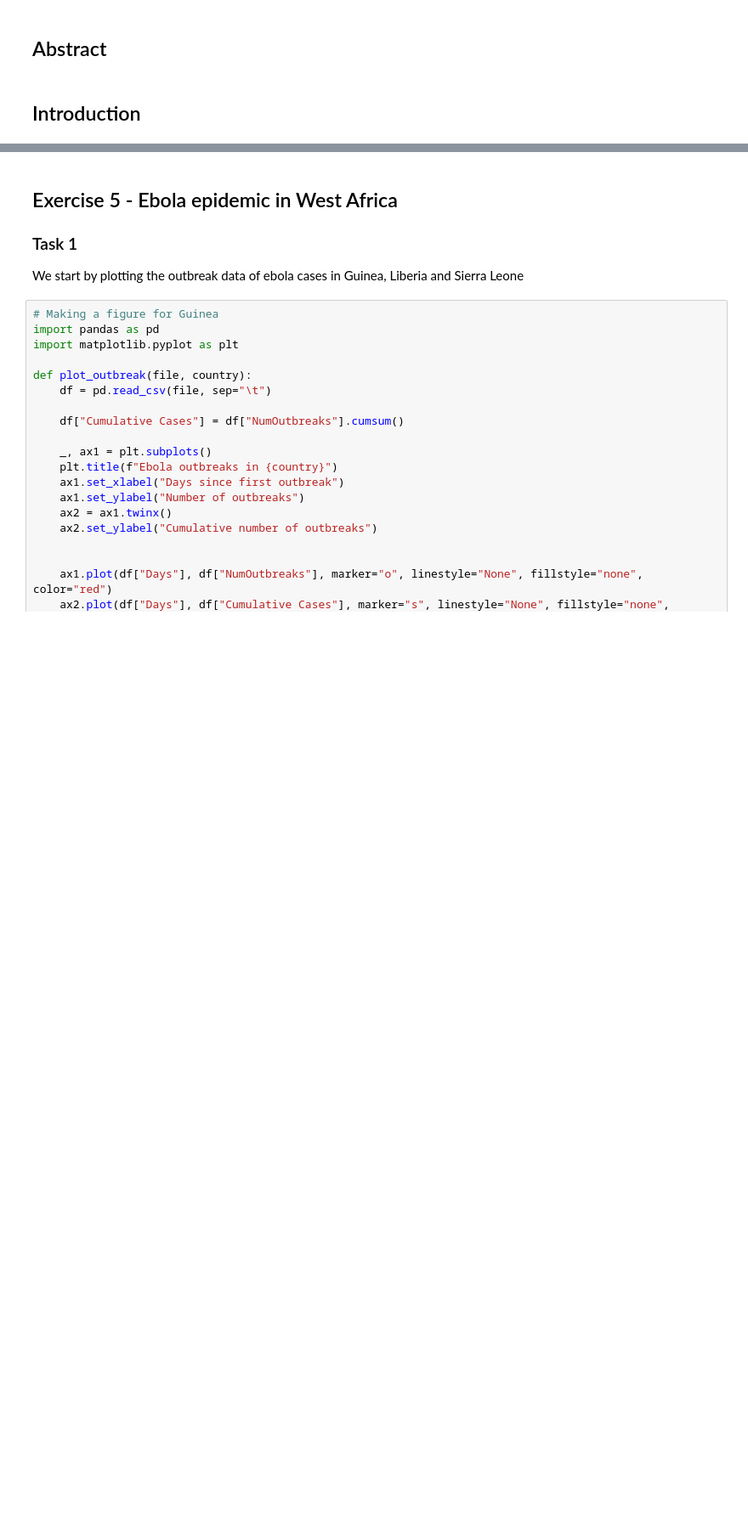
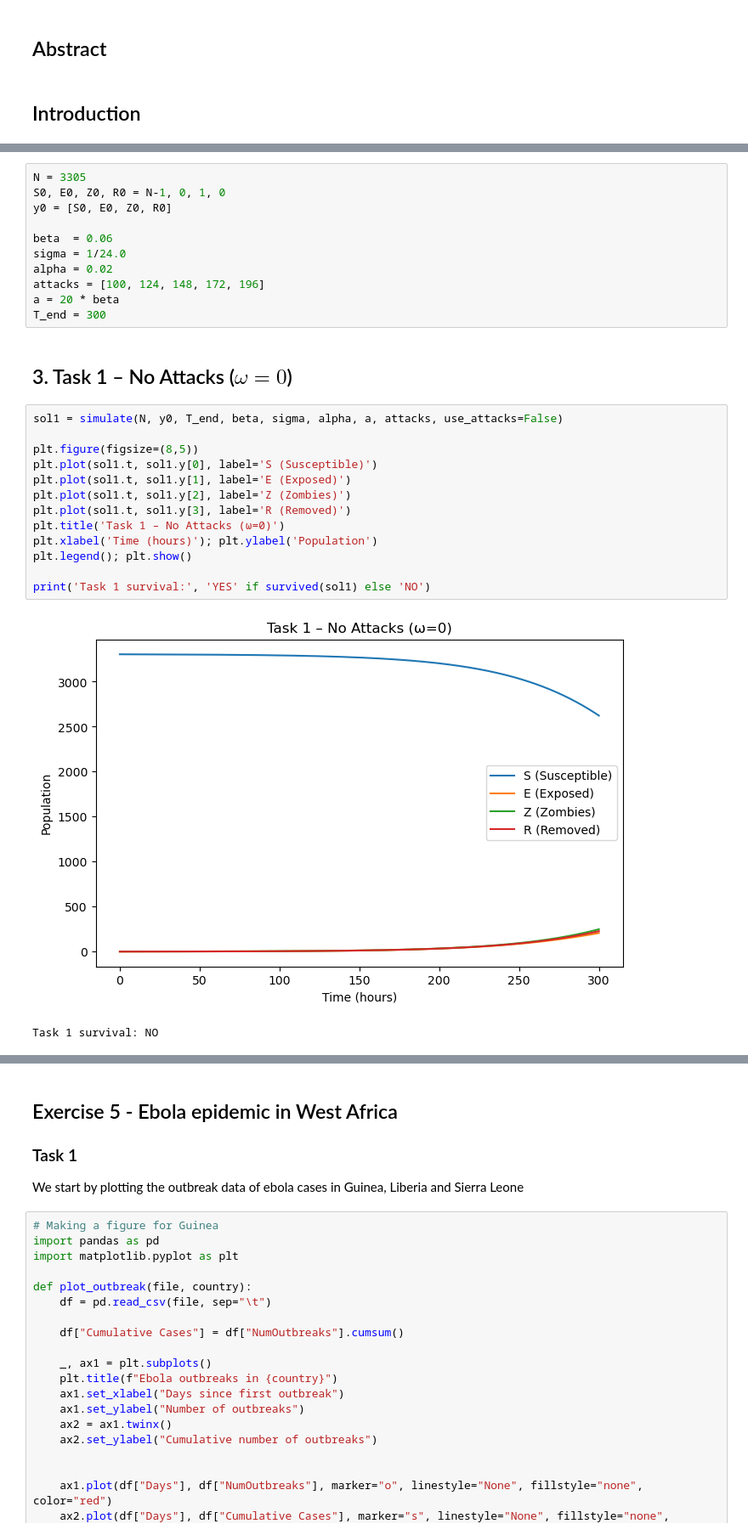
Before and after one commit to hoyes127/MOD300_Project_2, a Jupyter notebook: project2.ipynb, the cells around one changed output, grey strips where cells are left out. Shown at 85% size. Drawn from its saved outputs; the diff is of its cells as text; blank space fills up the shorter version.

```diff
--- a/project2.ipynb
+++ b/project2.ipynb
@@ -7,0 +69,29 @@ Jahad Ahmed Hamidi, Ruhan Reza, Stian Salte
+# %%
+N = 3305
+S0, E0, Z0, R0 = N-1, 0, 1, 0
+y0 = [S0, E0, Z0, R0]
+
+beta  = 0.06
+sigma = 1/24.0
+alpha = 0.02
+attacks = [100, 124, 148, 172, 196]
+a = 20 * beta
+T_end = 300
+# %% [markdown]
+## 3. Task 1 – No Attacks ($\omega=0$)
+# %%
+sol1 = simulate(N, y0, T_end, beta, sigma, alpha, a, attacks, use_attacks=False)
+
+plt.figure(figsize=(8,5))
+plt.plot(sol1.t, sol1.y[0], label='S (Susceptible)')
+plt.plot(sol1.t, sol1.y[1], label='E (Exposed)')
+plt.plot(sol1.t, sol1.y[2], label='Z (Zombies)')
+plt.plot(sol1.t, sol1.y[3], label='R (Removed)')
+plt.title('Task 1 – No Attacks (ω=0)')
+plt.xlabel('Time (hours)'); plt.ylabel('Population')
+plt.legend(); plt.show()
+
+print('Task 1 survival:', 'YES' if survived(sol1) else 'NO')
+# %% [output]
+[figure, added]
+Task 1 survival: NO
```
Also changed, not shown: parts of 16 cells of this notebook.
